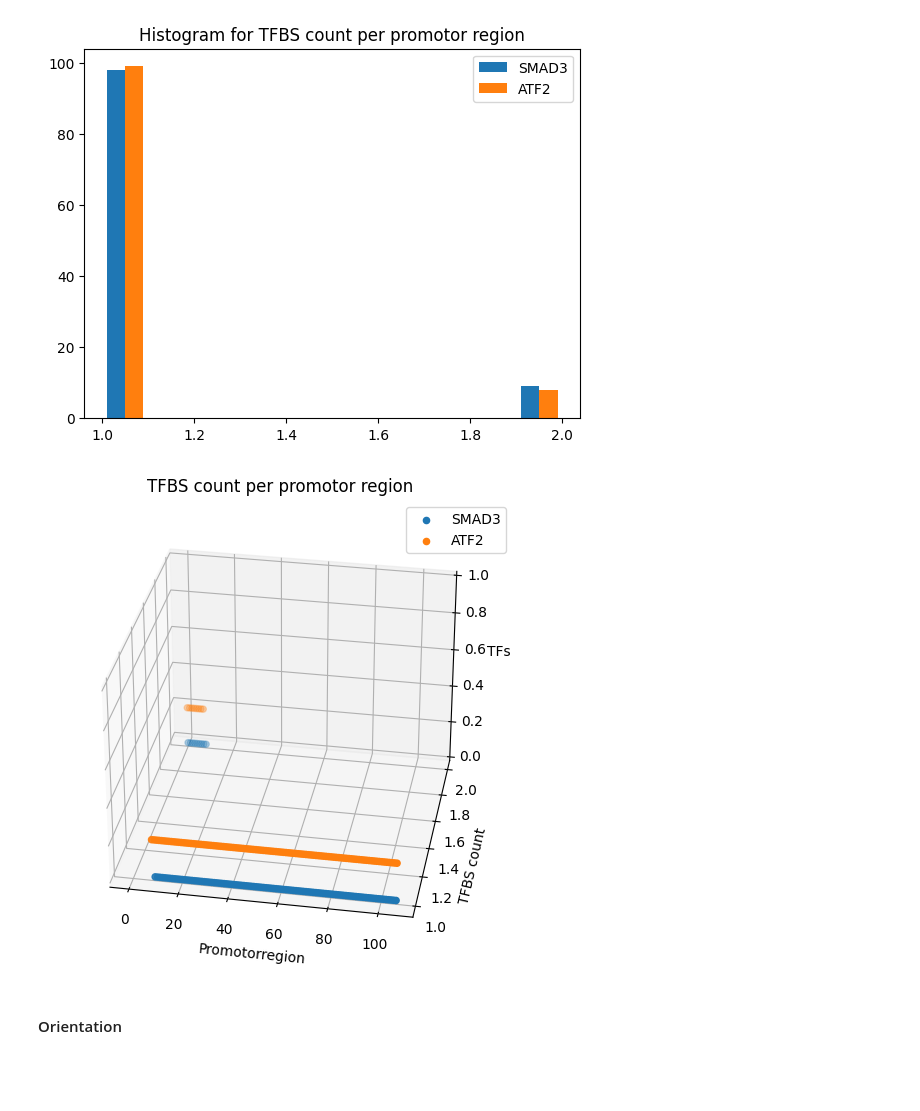
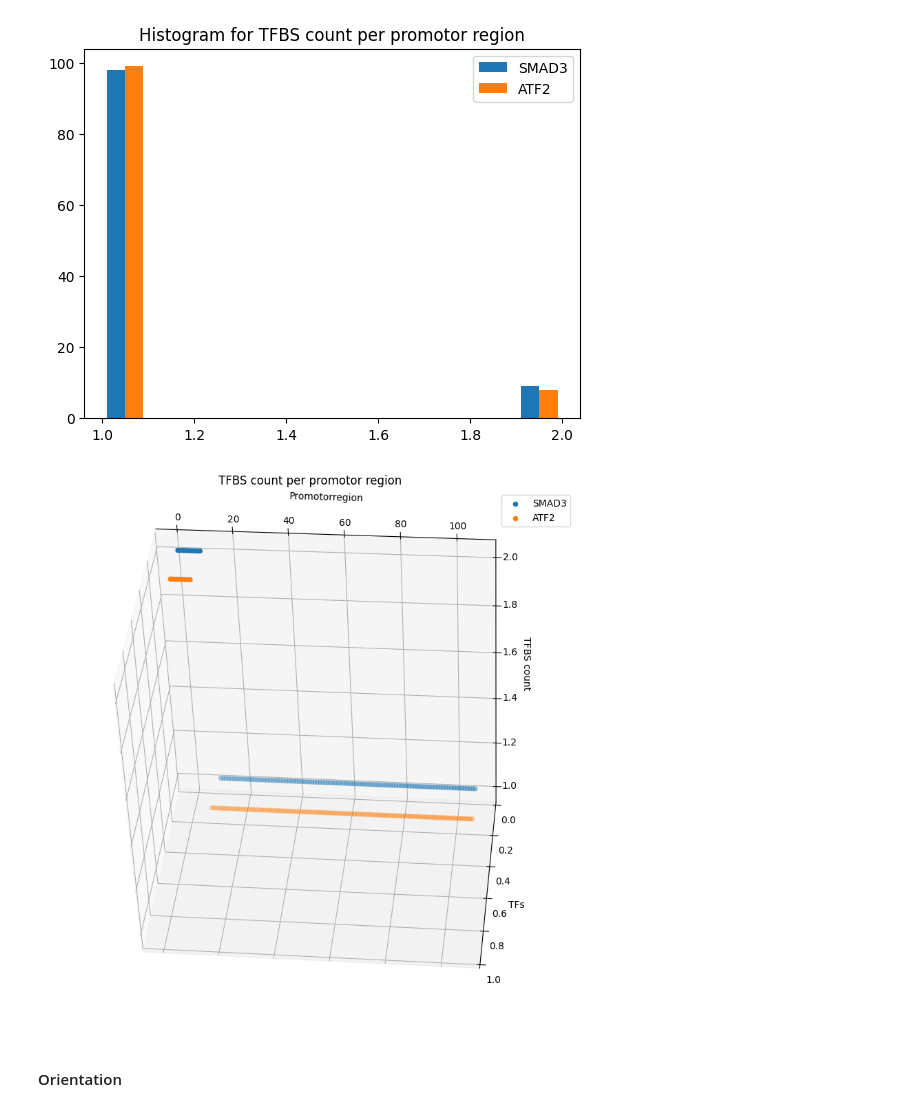
Before and after one commit to JulianMeigen/Bachelor, a Jupyter notebook: 4_Processing_TFBS_Combinations/TFBS_Combinations.ipynb, the cells around one changed output. Drawn from its saved outputs; the diff is of its cells as text; code cells hidden in the pictures; blank space fills up the shorter version.

```diff
--- a/4_Processing_TFBS_Combinations/TFBS_Combinations.ipynb
+++ b/4_Processing_TFBS_Combinations/TFBS_Combinations.ipynb
@@ -172,13 +172,14 @@ def get_information_for_singel_tfbs_set(BedTool_Interval):
 
     # Generate a numpy array, that contains the GeneID, necessary for additional functions. Its a array with the same length as the other, but all containting the same GeneID.
     geneID = np.array([BedTool_Interval.fields[3] for i in range(len(tfbs_arr))])
+    chr = np.array([BedTool_Interval.fields[0] for i in range(len(tfbs_arr))])
 
     # Generate a numpy array, that contains the count of all tfbs. Its a array with the same length as the other, but all containting the same tfbs count.
     tfbs_count = np.array([len(tfbs_arr)+1 for i in range(len(tfbs_arr))])
     # Generate a numpy array, that contains the count of all unqiue tfbs.(s.o)
     tfbs_unique_count = np.array([len(np.unique(tfbs_arr))+1 for i in range(len(tfbs_arr))])
 
-    return geneID, tfbs_arr, tfbs_close_tss_arr, tfbs_dist_tss_arr, tfbs_strand_orientation, tfbs_count, tfbs_unique_count
+    return chr, geneID, tfbs_arr, tfbs_close_tss_arr, tfbs_dist_tss_arr, tfbs_strand_orientation, tfbs_count, tfbs_unique_count
 # %%
 *_, strand = get_information_for_singel_tfbs_set(test_int)
 strand
@@ -200,6 +201,7 @@ array(['T', 'T', 'nT', 'T', 'T', 'T', 'T', 'T', 'T', 'nT', 'T', 'T', 'T',
 # %%
 def expand_tfbs_information_to_df(BedTool):
     # Information for Promotor/Gene. Will be the same for all TFBS in one Region
+    chr_all = np.array([])
     geneID_all = np.array([])
 
     # Information about specific TFBS, such as name, tss-distance and orientation
@@ -214,9 +216,10 @@ def expand_tfbs_information_to_df(BedTool):
 
     for BedTool_Interval in BedTool:
         # Extracting information about one Promotor. Each Promotor returning array with the length of the tfbs-count.
-        geneID, tfbs_arr, tfbs_close_tss_arr, tfbs_dist_tss_arr, tfbs_orientation, tfbs_count, tfbs_unique_count = get_information_for_singel_tfbs_set(BedTool_Interval)
+        chr, geneID, tfbs_arr, tfbs_close_tss_arr, tfbs_dist_tss_arr, tfbs_orientation, tfbs_count, tfbs_unique_count = get_information_for_singel_tfbs_set(BedTool_Interval)
 
         # Appending  the _all arrays. Every array will be a DataFrame column later on.
+        chr_all = np.append(chr_all, chr)
         geneID_all = np.append(geneID_all, geneID)
         tfbs_all = np.append(tfbs_all, tfbs_arr)
         tfbs_close_tss_all = np.append(tfbs_close_tss_all, tfbs_close_tss_arr)
@@ -226,7 +229,7 @@ def expand_tfbs_information_to_df(BedTool):
         tfbs_unique_count_all = np.append(tfbs_unique_count_all, tfbs_unique_count)
 
     # Generating DataFrame with specific column names.
-    df = pd.DataFrame({"geneID":geneID_all, "TFBS": tfbs_all, "Distance_to_TSS_close":tfbs_close_tss_all, "Distance_to_TSS_dist":tfbs_dist_tss_all, "Orientation": tfbs_orientation_all, "TFBS_count":tfbs_count_all, "TFBS_count_unique": tfbs_unique_count_all})
+    df = pd.DataFrame({"chr":chr_all, "geneID":geneID_all, "TFBS": tfbs_all, "Distance_to_TSS_close":tfbs_close_tss_all, "Distance_to_TSS_dist":tfbs_dist_tss_all, "Orientation": tfbs_orientation_all, "TFBS_count":tfbs_count_all, "TFBS_count_unique": tfbs_unique_count_all})
     return df
 # %%
 df_atf_smad = expand_tfbs_information_to_df(atf_smad_BedTool)
@@ -324,29 +330,29 @@ plt.title("Histogram for TFBS count per promotor region")
 Text(0.5, 1.0, 'Histogram for TFBS count per promotor region')
 [figure]
 # %%
-ax = plt.figure(figsize=(6,10)).add_subplot(projection='3d')
+ax = plt.figure(figsize=(10,10)).add_subplot(projection='3d')
 
 x = np.arange(len(atf_homo_counts))
 #ax.hist([smad_homo_counts,atf_homo_counts],  label=["SMAD3","ATF2"], histtype="bar")
 
 
 ax.scatter(x, smad_homo_counts, zs=0 ,zdir="z",  label='SMAD3')
 ax.scatter(x, atf_homo_counts, zs=2/10 ,zdir="z",  label='ATF2')
 
 
 #ax.set_xlim(0, len(x))
 #ax.set_ylim(0, 1)
 ax.set_zlim(0, 1)
 
 ax.set_xlabel('Promotorregion')
 ax.set_ylabel('TFBS count')
 ax.set_zlabel('TFs')
 
 ax.legend()
 
-ax.view_init(elev=30., azim=-80, roll=0)
+ax.view_init(elev=130., azim=-100, roll=-10)
 plt.title("TFBS count per promotor region")
-plt.savefig("/sybig/home/jme/Bachelorarbeit/4.1_Visualisation_TFBS_combinations/ATF2_SMAD3_TFBS_Count_per_Promotor.png")
+#plt.savefig("/sybig/home/jme/Bachelorarbeit/4.1_Visualisation_TFBS_combinations/ATF2_SMAD3_TFBS_Count_per_Promotor.png")
 plt.show()
 # %% [output]
-[figure, old version]
+[figure, new version]
```
Also changed, not shown: parts of 6 cells of this notebook, 1 other file.
